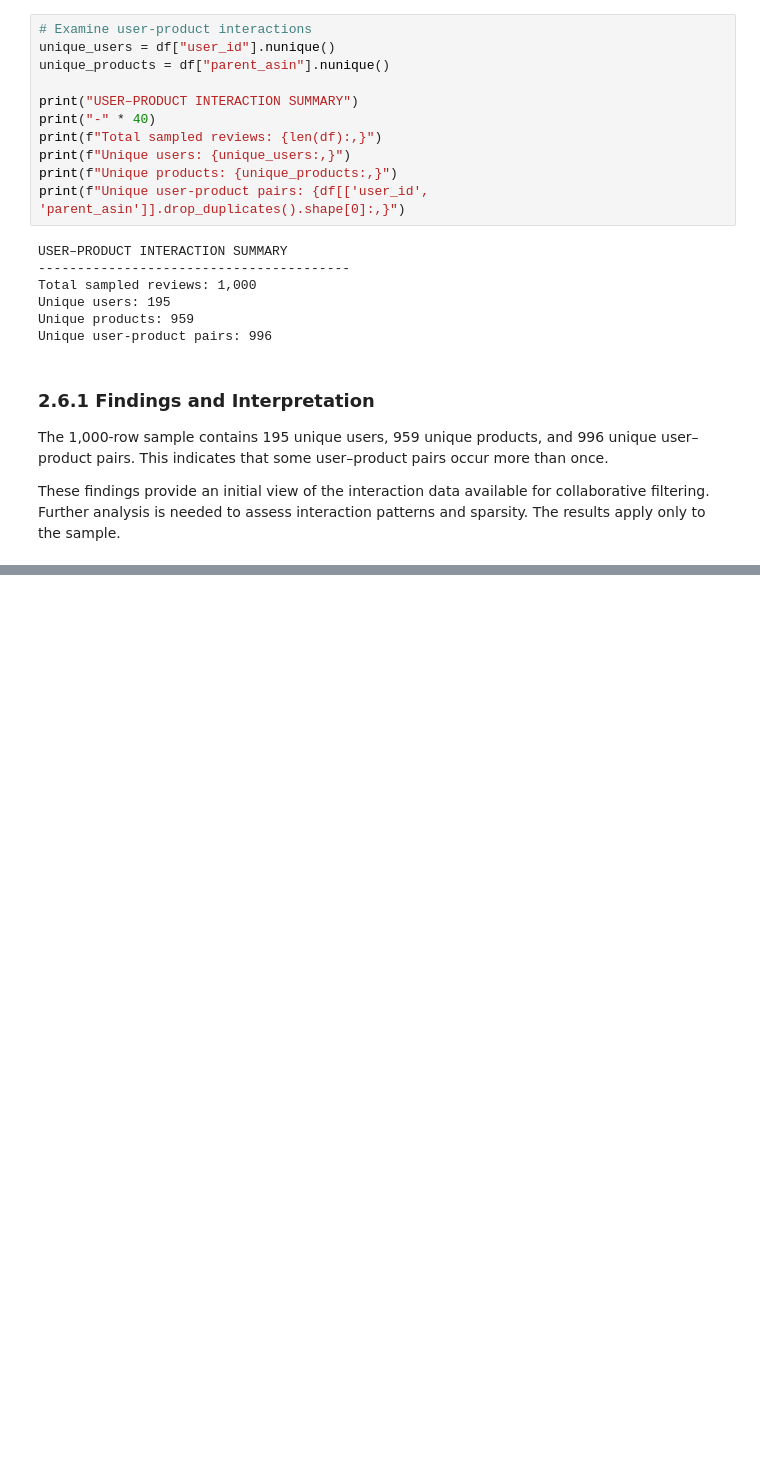
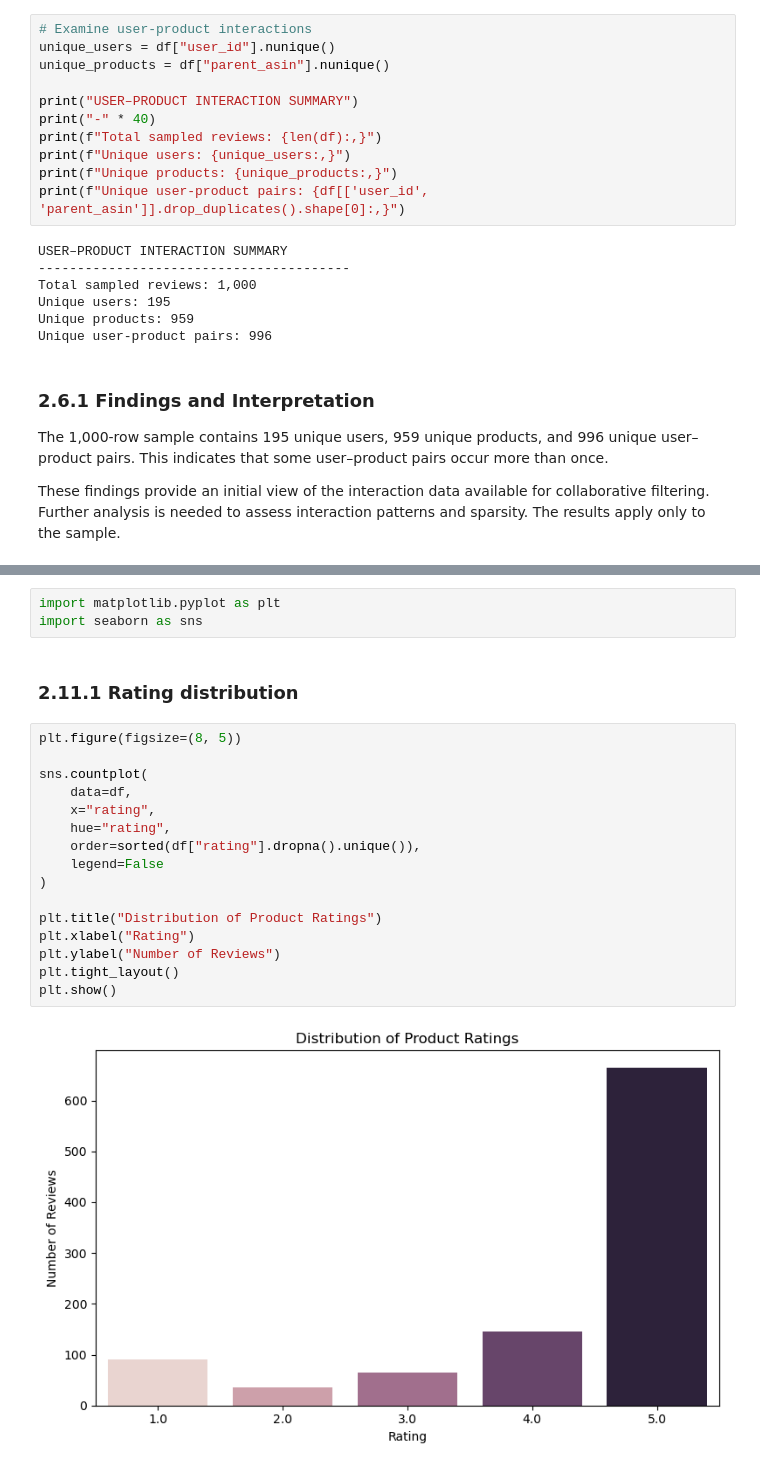
Before and after one commit to arnokboi-commits/amazon_recommendation_system, a Jupyter notebook: notebooks/phase1_ingestion.ipynb, the cells around one changed output, grey strips where cells are left out. Saved outputs shown, nothing was run; the diff lists cells and outputs as text; blank space fills up the shorter version.

Commit message:
Complete Phase 2 data understanding analysis

```diff
--- a/notebooks/phase1_ingestion.ipynb
+++ b/notebooks/phase1_ingestion.ipynb
@@ -550,0 +744,23 @@ These findings provide an initial view of the interaction data available for col
+# %%
+import matplotlib.pyplot as plt
+import seaborn as sns
+# %% [markdown]
+### 2.11.1 Rating distribution
+# %%
+plt.figure(figsize=(8, 5))
+
+sns.countplot(
+    data=df,
+    x="rating",
+    hue="rating",
+    order=sorted(df["rating"].dropna().unique()),
+    legend=False
+)
+
+plt.title("Distribution of Product Ratings")
+plt.xlabel("Rating")
+plt.ylabel("Number of Reviews")
+plt.tight_layout()
+plt.show()
+# %% [output]
+[figure, added]
```
Also changed, not shown: parts of 56 cells of this notebook.
